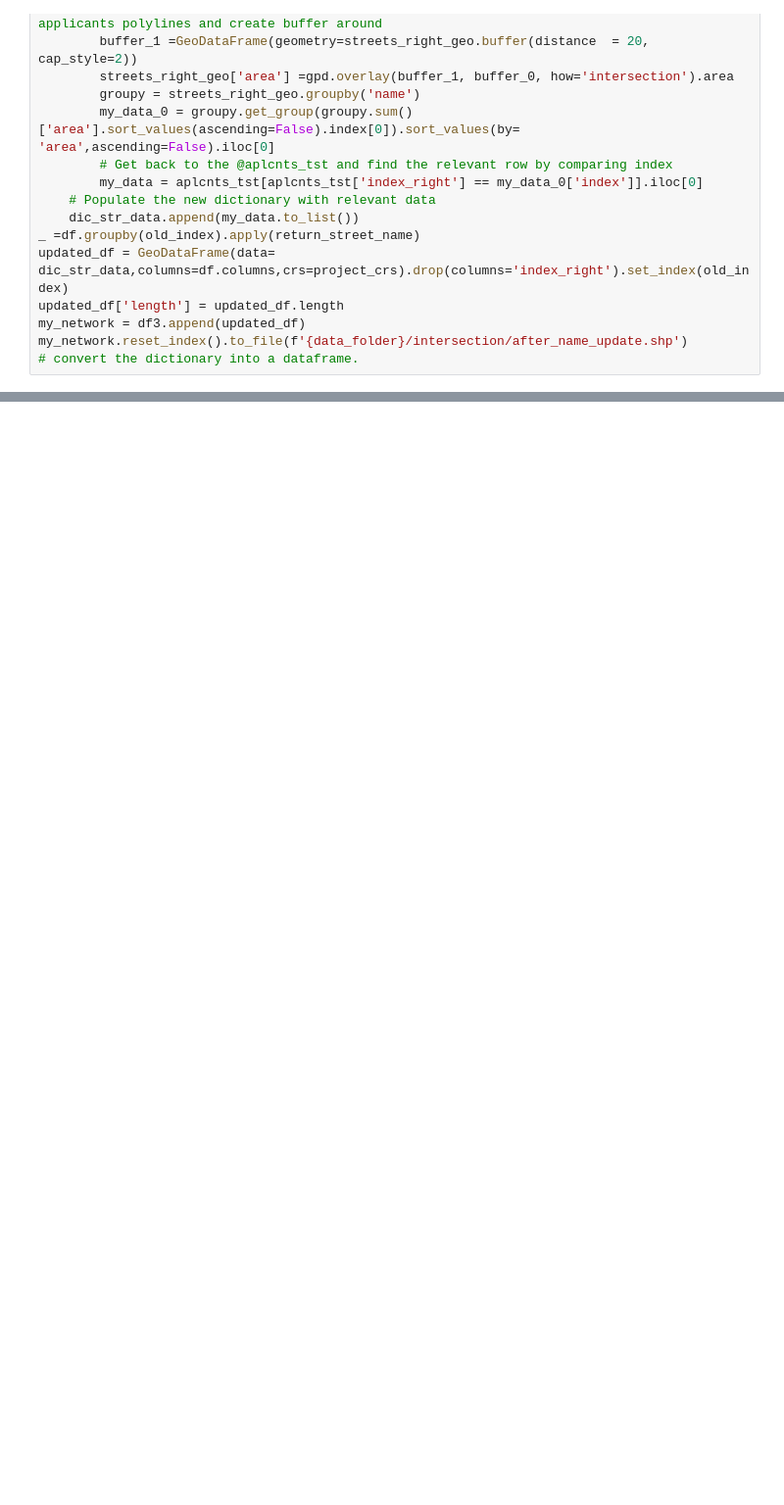
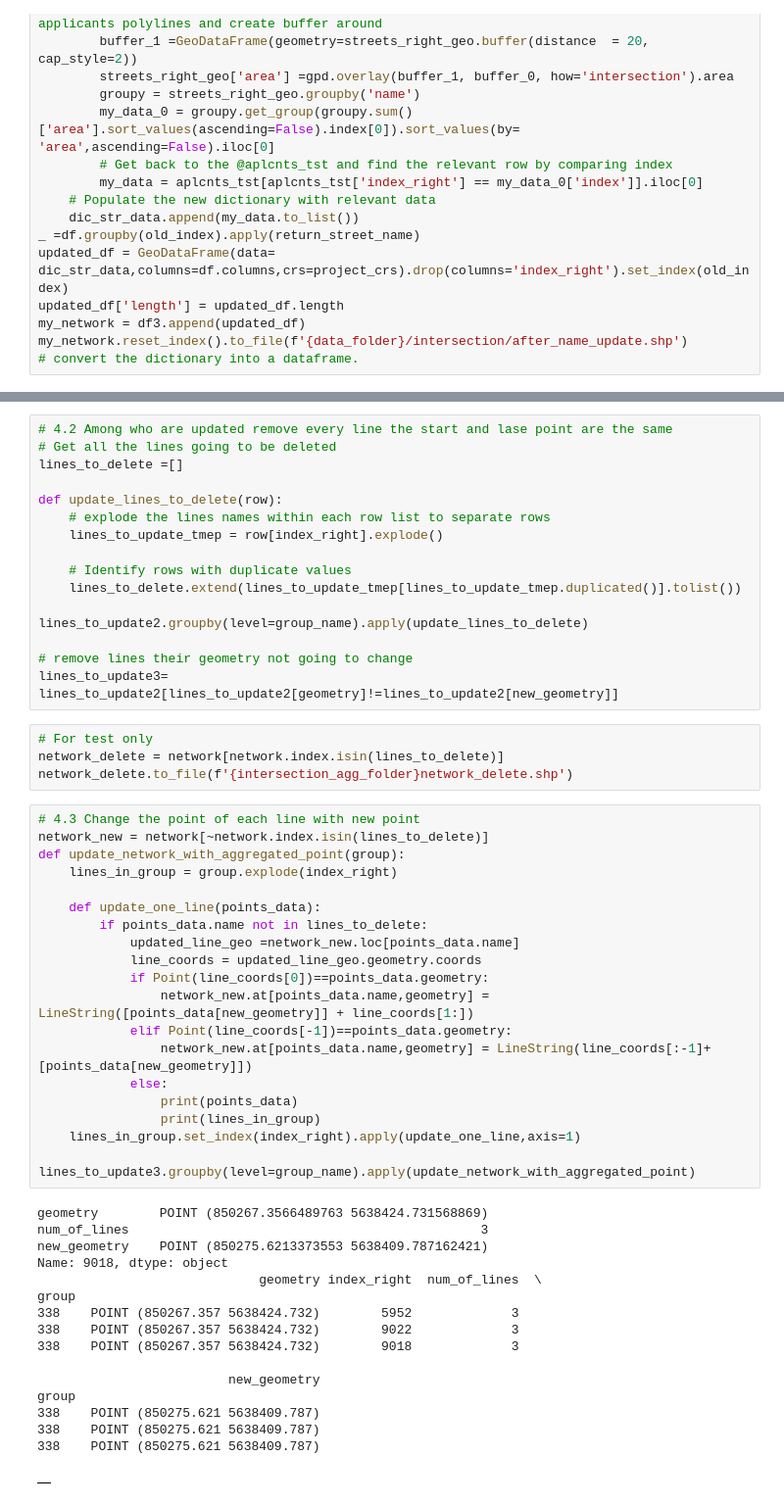
Before and after one commit to achic19/SOD0, a Jupyter notebook: Code/notebooks/topology.ipynb, the cells around one changed output, grey strips where cells are left out. Shown at 98% size. Drawn from its saved outputs; the diff is of its cells as text; blank space fills up the shorter version.

```diff
--- a/Code/notebooks/topology.ipynb
+++ b/Code/notebooks/topology.ipynb
@@ -613,0 +727,57 @@ Code to consolidate nearest intersections
+# %%
+# 4.2 Among who are updated remove every line the start and lase point are the same
+# Get all the lines going to be deleted
+lines_to_delete =[]
+
+def update_lines_to_delete(row):
+    # explode the lines names within each row list to separate rows
+    lines_to_update_tmep = row[index_right].explode()
+
+    # Identify rows with duplicate values
+    lines_to_delete.extend(lines_to_update_tmep[lines_to_update_tmep.duplicated()].tolist())
+
+lines_to_update2.groupby(level=group_name).apply(update_lines_to_delete)
+
+# remove lines their geometry not going to change
+lines_to_update3= lines_to_update2[lines_to_update2[geometry]!=lines_to_update2[new_geometry]]
+# %%
+# For test only
+network_delete = network[network.index.isin(lines_to_delete)]
+network_delete.to_file(f'{intersection_agg_folder}network_delete.shp')
+# %%
+# 4.3 Change the point of each line with new point
+network_new = network[~network.index.isin(lines_to_delete)]
+def update_network_with_aggregated_point(group):
+    lines_in_group = group.explode(index_right)
+
+    def update_one_line(points_data):
+        if points_data.name not in lines_to_delete:
+            updated_line_geo =network_new.loc[points_data.name]
+            line_coords = updated_line_geo.geometry.coords
+            if Point(line_coords[0])==points_data.geometry:
+                network_new.at[points_data.name,geometry] = LineString([points_data[new_geometry]] + line_coords[1:])
+            elif Point(line_coords[-1])==points_data.geometry:
+                network_new.at[points_data.name,geometry] = LineString(line_coords[:-1]+[points_data[new_geometry]])
+            else:
+                print(points_data)
+                print(lines_in_group)
+    lines_in_group.set_index(index_right).apply(update_one_line,axis=1)
+
+lines_to_update3.groupby(level=group_name).apply(update_network_with_aggregated_point)
+# %% [output]
+geometry        POINT (850267.3566489763 5638424.731568869)
+num_of_lines                                              3
+new_geometry    POINT (850275.6213373553 5638409.787162421)
+Name: 9018, dtype: object
+                             geometry index_right  num_of_lines  \
+group
+338    POINT (850267.357 5638424.732)        5952             3
+338    POINT (850267.357 5638424.732)        9022             3
+338    POINT (850267.357 5638424.732)        9018             3
+
+                         new_geometry
+group
+338    POINT (850275.621 5638409.787)
+338    POINT (850275.621 5638409.787)
+338    POINT (850275.621 5638409.787)
+|  |
```
Also changed, not shown: parts of 10 cells of this notebook, 1 other file.
